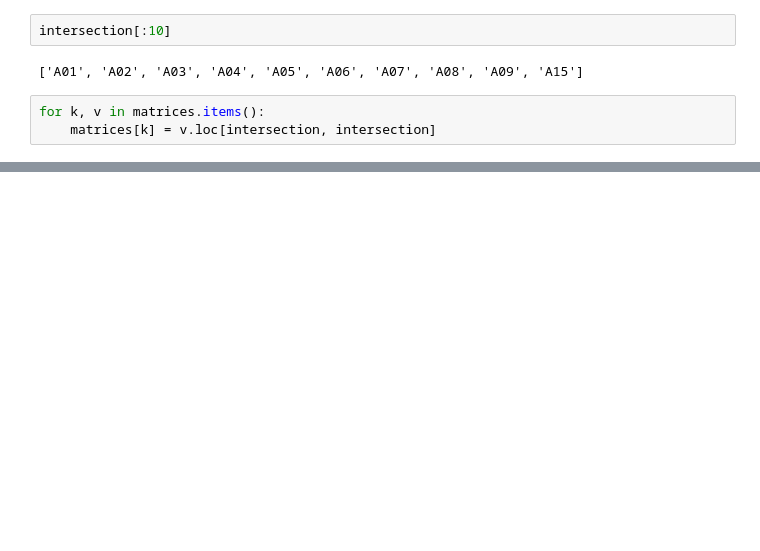
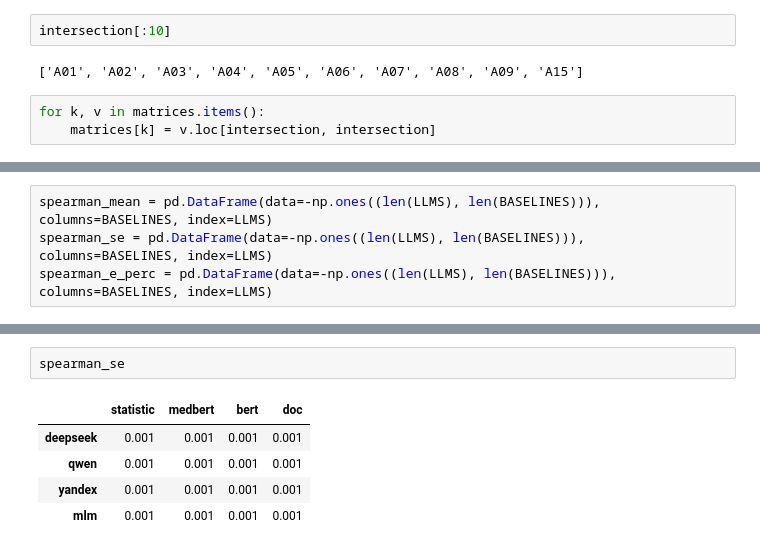
Before and after one commit to dwemer8/Revealing-interconnections-between-diseases, a Jupyter notebook: matrices_comparison/correlations_compuation.ipynb, the cells around one changed output, grey strips where cells are left out. Drawn from its saved outputs; the diff is of its cells as text; blank space fills up the shorter version.

```diff
--- a/matrices_comparison/correlations_compuation.ipynb
+++ b/matrices_comparison/correlations_compuation.ipynb
@@ -167,0 +247,4 @@ spearman
+# %%
+spearman_mean = pd.DataFrame(data=-np.ones((len(LLMS), len(BASELINES))), columns=BASELINES, index=LLMS)
+spearman_se = pd.DataFrame(data=-np.ones((len(LLMS), len(BASELINES))), columns=BASELINES, index=LLMS)
+spearman_e_perc = pd.DataFrame(data=-np.ones((len(LLMS), len(BASELINES))), columns=BASELINES, index=LLMS)
@@ -167,0 +313,8 @@ spearman
+# %%
+spearman_se
+# %% [output]
+|  | statistic | medbert | bert | doc |
+| deepseek | 0.001 | 0.001 | 0.001 | 0.001 |
+| qwen | 0.001 | 0.001 | 0.001 | 0.001 |
+| yandex | 0.001 | 0.001 | 0.001 | 0.001 |
+| mlm | 0.001 | 0.001 | 0.001 | 0.001 |
```
Also changed, not shown: parts of 17 cells of this notebook, 1 other file.
